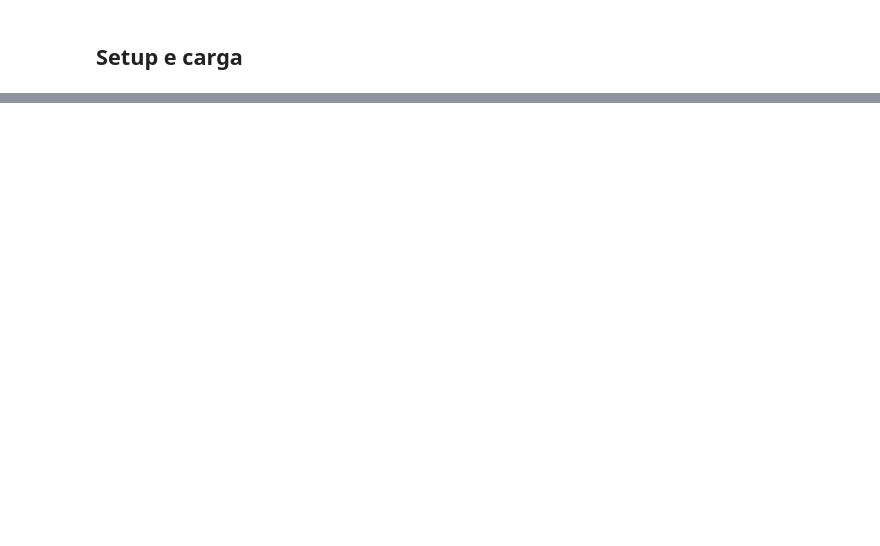
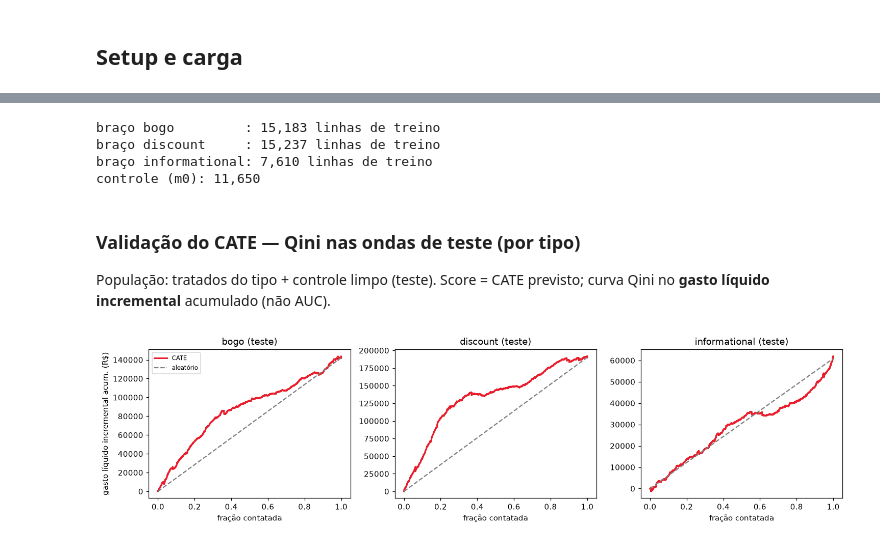
Before and after one commit to velosomn/ifood-case, a Jupyter notebook: notebooks/2_modeling.ipynb, the cells around one changed output, grey strips where cells are left out. Drawn from its saved outputs; the diff is of its cells as text; code cells hidden in the pictures; blank space fills up the shorter version.

```diff
--- a/notebooks/2_modeling.ipynb
+++ b/notebooks/2_modeling.ipynb
@@ -329,0 +233,49 @@ ax.legend(); plt.tight_layout(); plt.savefig(FIG/'04_business_impact.png', bbox_
+# %%
+def make_reg():
+    return XGBRegressor(n_estimators=400, max_depth=4, learning_rate=0.05,
+                        subsample=0.8, colsample_bytree=0.8, random_state=42, n_jobs=-1)
+
+m0 = make_reg()
+ctr_tr = df[(df.control_clean == 1) & (df.split == 'train')]
+m0.fit(ctr_tr[X_CUST], ctr_tr['y_net_h7'])
+
+m1 = {}
+for t in ['bogo', 'discount', 'informational']:
+    sub = df[(df.W == 1) & (df.offer_type == t) & (df.split == 'train')]
+    m1[t] = make_reg()
+    m1[t].fit(sub[X_CUST + X_OFFER], sub['y_net_h7'])
+    print(f"braço {t:13s}: {len(sub):,} linhas de treino")
+print(f"controle (m0): {len(ctr_tr):,}")
+# %% [output]
+braço bogo         : 15,183 linhas de treino
+braço discount     : 15,237 linhas de treino
+braço informational: 7,610 linhas de treino
+controle (m0): 11,650
+# %% [markdown]
+### Validação do CATE — Qini nas ondas de teste (por tipo)
+População: tratados do tipo + controle limpo (teste). Score = CATE previsto;
+curva Qini no **gasto líquido incremental** acumulado (não AUC).
+# %%
+fig, axes = plt.subplots(1, 3, figsize=(13.5, 3.6), sharey=False)
+qini_res = {}
+for ax, t in zip(axes, ['bogo', 'discount', 'informational']):
+    tr_t = df[(df.W == 1) & (df.offer_type == t) & (df.split == 'test')].copy()
+    ct_t = df[(df.control_clean == 1) & (df.split == 'test')].copy()
+    # controle é pontuado com a oferta "média" do tipo (representante do braço)
+    mean_attrs = offers[offers.offer_type == t][X_OFFER].mean()
+    for col in X_OFFER:
+        ct_t[col] = mean_attrs[col]
+    both = pd.concat([tr_t, ct_t])
+    score = m1[t].predict(both[X_CUST + X_OFFER]) - m0.predict(both[X_CUST])
+    x, yq = qini_curve(both['y_net_h7'].values, both['W'].values, score)
+    xr, yr = qini_curve(both['y_net_h7'].values, both['W'].values,
+                        rng.rand(len(both)))
+    ax.plot(x, yq, color=IFOOD_RED, lw=2, label='CATE')
+    ax.plot([0, 1], [0, yq[-1]], '--', color='grey', label='aleatório')
+    ax.set_title(f'{t} (teste)'); ax.set_xlabel('fração contatada')
+    qini_res[t] = (yq, yr)
+axes[0].set_ylabel('gasto líquido incremental acum. (R$)')
+axes[0].legend(fontsize=8)
+plt.tight_layout(); plt.savefig(f'{FIG}/07_qini_test.png', bbox_inches='tight'); plt.show()
+# %% [output]
+[figure, added]
```
Also changed, not shown: parts of 48 cells of this notebook, 6 other files.
